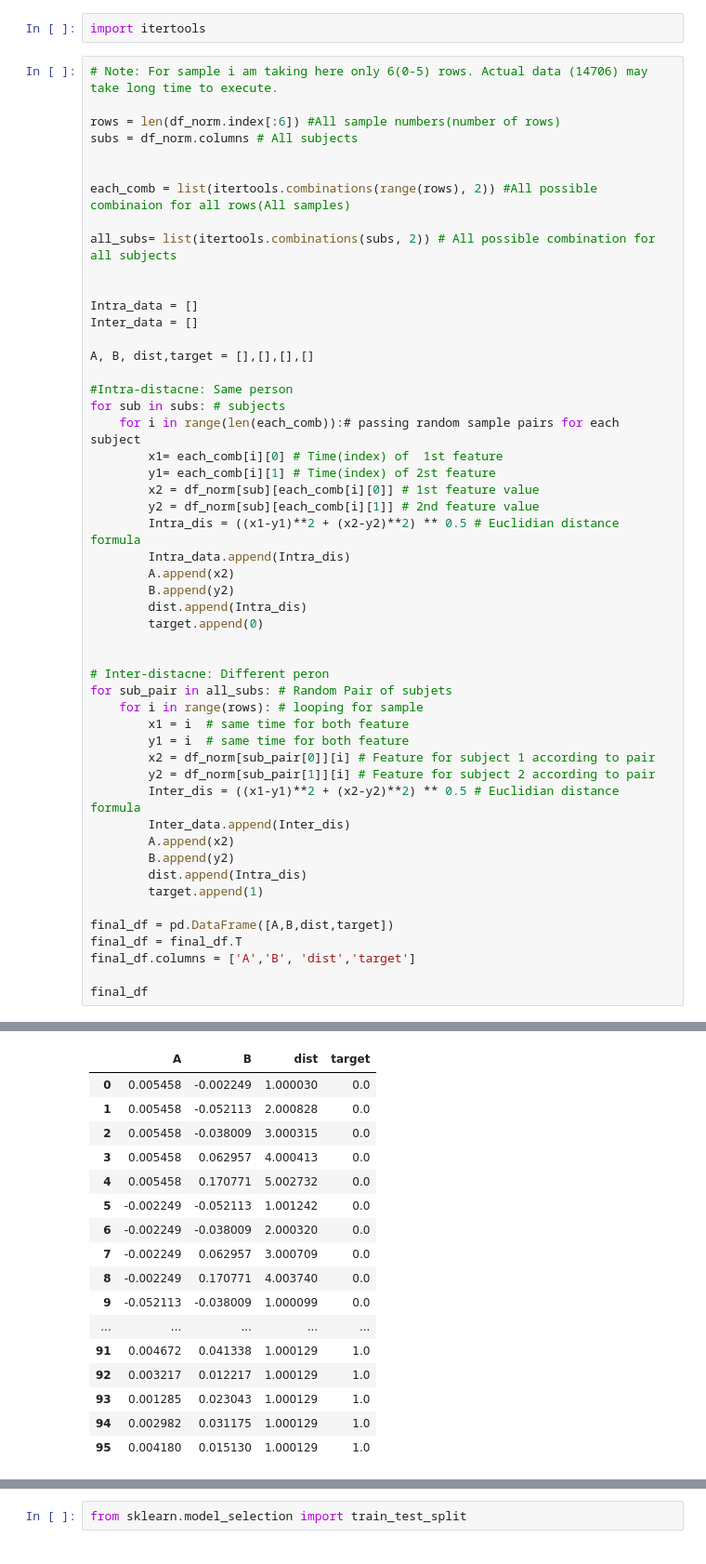
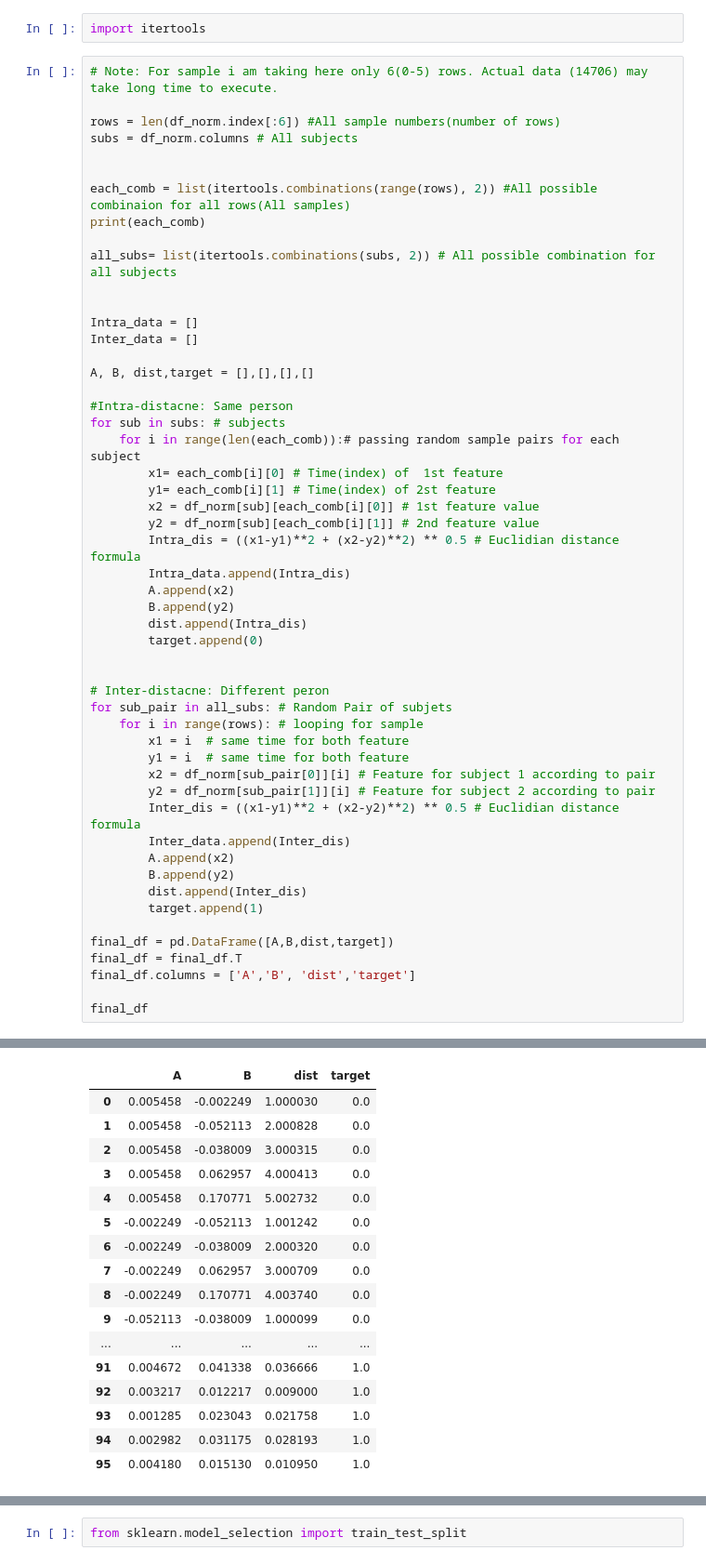
Before and after one commit to SonalSavaliya/Brain-Signal-Authentication-for-Human-computer-Interaction-in-Virtual-Reality, a Jupyter notebook: Updated_Auto_Regressive.ipynb, the cells around one changed output, grey strips where cells are left out. Shown at 93% size. Saved outputs shown, nothing was run; the diff lists cells and outputs as text.

```diff
--- a/Updated_Auto_Regressive.ipynb
+++ b/Updated_Auto_Regressive.ipynb
@@ -94,6 +94,7 @@ subs = df_norm.columns # All subjects
 
 
 each_comb = list(itertools.combinations(range(rows), 2)) #All possible combinaion for all rows(All samples)
+print(each_comb)
 
 all_subs= list(itertools.combinations(subs, 2)) # All possible combination for all subjects
 
@@ -129,7 +130,7 @@ for sub_pair in all_subs: # Random Pair of subjets
         Inter_data.append(Inter_dis)
         A.append(x2)
         B.append(y2)
-        dist.append(Intra_dis)
+        dist.append(Inter_dis)
         target.append(1)
 
 final_df = pd.DataFrame([A,B,dist,target])
@@ -141,17 +143,17 @@ final_df
 |  | A | B | dist | target |
 | 0 | 0.005458 | -0.002249 | 1.000030 | 0.0 |
 | 1 | 0.005458 | -0.052113 | 2.000828 | 0.0 |
 | 2 | 0.005458 | -0.038009 | 3.000315 | 0.0 |
 | 3 | 0.005458 | 0.062957 | 4.000413 | 0.0 |
 | 4 | 0.005458 | 0.170771 | 5.002732 | 0.0 |
 | 5 | -0.002249 | -0.052113 | 1.001242 | 0.0 |
 | 6 | -0.002249 | -0.038009 | 2.000320 | 0.0 |
 | 7 | -0.002249 | 0.062957 | 3.000709 | 0.0 |
 | 8 | -0.002249 | 0.170771 | 4.003740 | 0.0 |
 | 9 | -0.052113 | -0.038009 | 1.000099 | 0.0 |
 | ... | ... | ... | ... | ... |
-| 91 | 0.004672 | 0.041338 | 1.000129 | 1.0 |
-| 92 | 0.003217 | 0.012217 | 1.000129 | 1.0 |
-| 93 | 0.001285 | 0.023043 | 1.000129 | 1.0 |
-| 94 | 0.002982 | 0.031175 | 1.000129 | 1.0 |
-| 95 | 0.004180 | 0.015130 | 1.000129 | 1.0 |
+| 91 | 0.004672 | 0.041338 | 0.036666 | 1.0 |
+| 92 | 0.003217 | 0.012217 | 0.009000 | 1.0 |
+| 93 | 0.001285 | 0.023043 | 0.021758 | 1.0 |
+| 94 | 0.002982 | 0.031175 | 0.028193 | 1.0 |
+| 95 | 0.004180 | 0.015130 | 0.010950 | 1.0 |
```
Also changed, not shown: parts of 2 cells of this notebook.
